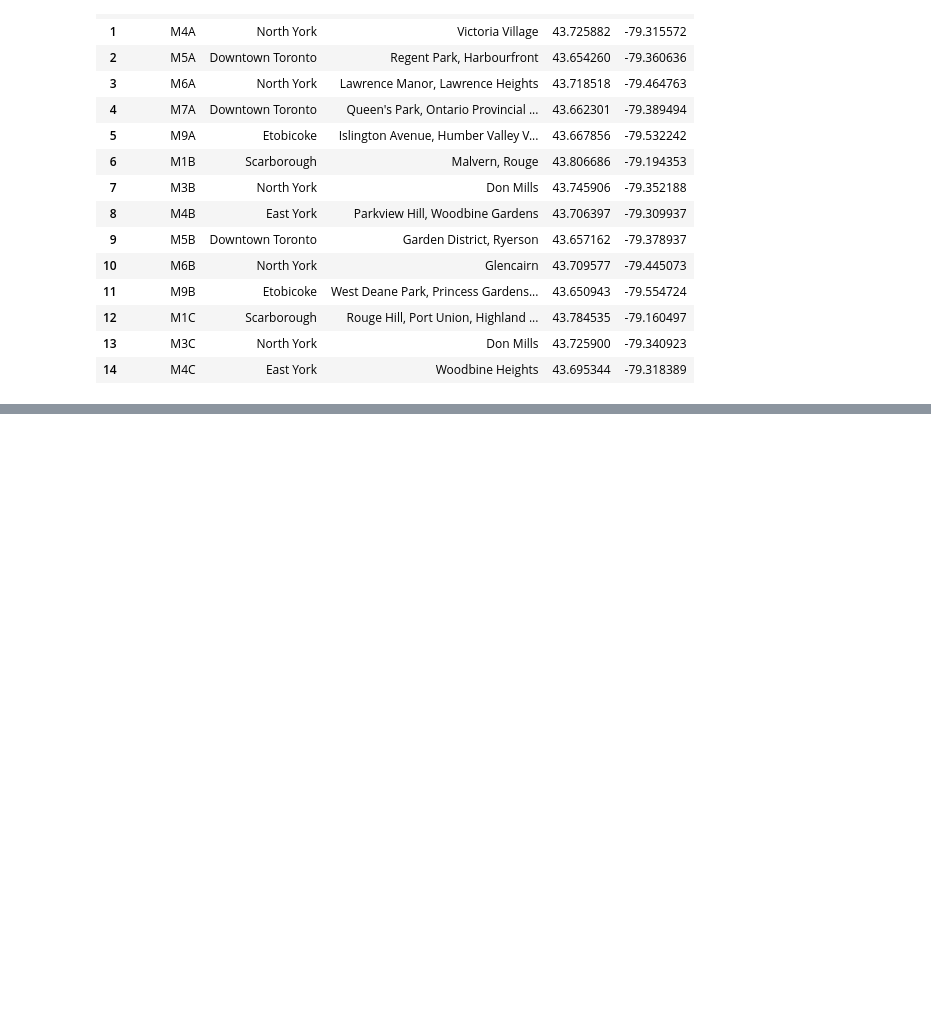
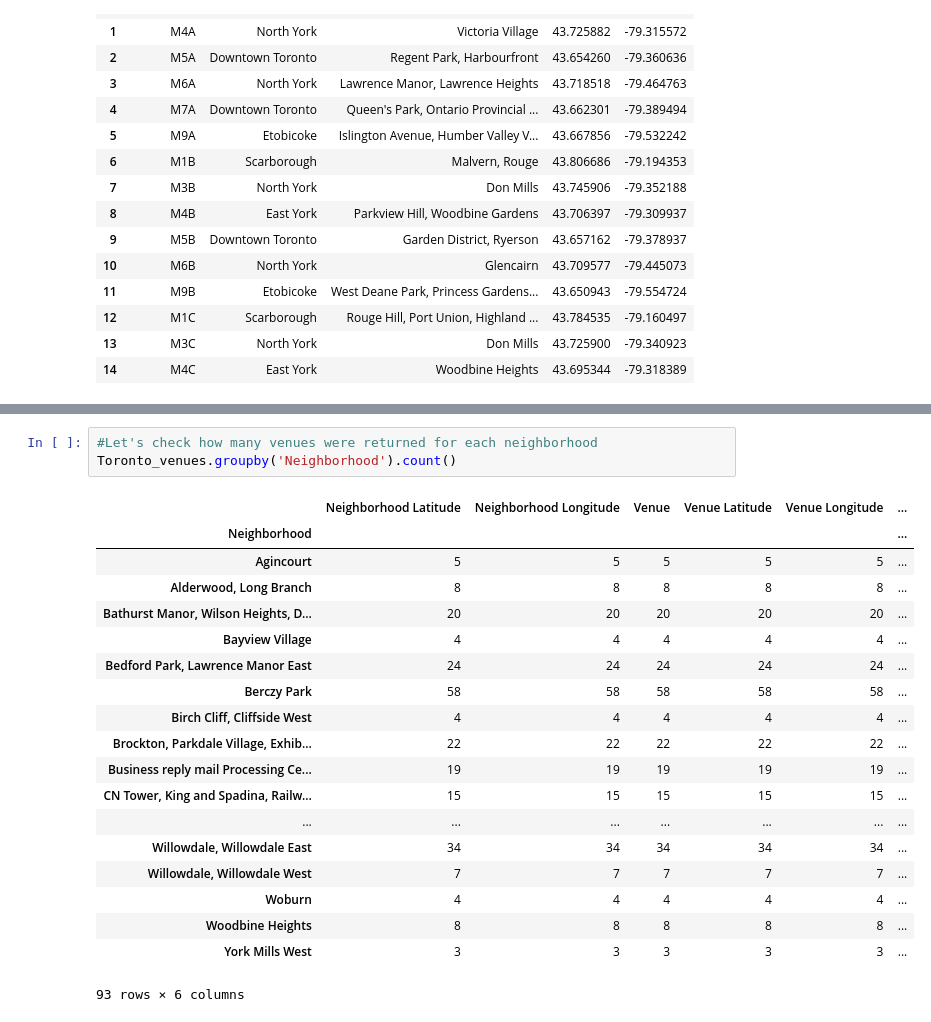
Before and after one commit to deep-oxy/Coursera_Capstone, a Jupyter notebook: Segmenting and Clustering Neighborhoods in Toronto.ipynb, the cells around one changed output, grey strips where cells are left out. Cells and saved outputs as stored; diff of their text form; blank space fills up the shorter version.

```diff
--- a/Segmenting and Clustering Neighborhoods in Toronto.ipynb
+++ b/Segmenting and Clustering Neighborhoods in Toronto.ipynb
@@ -239,0 +691,23 @@ df2.head(15)
+# %%
+#Let's check how many venues were returned for each neighborhood
+Toronto_venues.groupby('Neighborhood').count()
+# %% [output]
+|  | Neighborhood Latitude | Neighborhood Longitude | Venue | Venue Latitude | Venue Longitude | ... |
+| Neighborhood |  |  |  |  |  | ... |
+| Agincourt | 5 | 5 | 5 | 5 | 5 | ... |
+| Alderwood, Long Branch | 8 | 8 | 8 | 8 | 8 | ... |
+| Bathurst Manor, Wilson Heights, D... | 20 | 20 | 20 | 20 | 20 | ... |
+| Bayview Village | 4 | 4 | 4 | 4 | 4 | ... |
+| Bedford Park, Lawrence Manor East | 24 | 24 | 24 | 24 | 24 | ... |
+| Berczy Park | 58 | 58 | 58 | 58 | 58 | ... |
+| Birch Cliff, Cliffside West | 4 | 4 | 4 | 4 | 4 | ... |
+| Brockton, Parkdale Village, Exhib... | 22 | 22 | 22 | 22 | 22 | ... |
+| Business reply mail Processing Ce... | 19 | 19 | 19 | 19 | 19 | ... |
+| CN Tower, King and Spadina, Railw... | 15 | 15 | 15 | 15 | 15 | ... |
+| ... | ... | ... | ... | ... | ... | ... |
+| Willowdale, Willowdale East | 34 | 34 | 34 | 34 | 34 | ... |
+| Willowdale, Willowdale West | 7 | 7 | 7 | 7 | 7 | ... |
+| Woburn | 4 | 4 | 4 | 4 | 4 | ... |
+| Woodbine Heights | 8 | 8 | 8 | 8 | 8 | ... |
+| York Mills West | 3 | 3 | 3 | 3 | 3 | ... |
+93 rows × 6 columns
```
Also changed, not shown: parts of 52 cells of this notebook.
